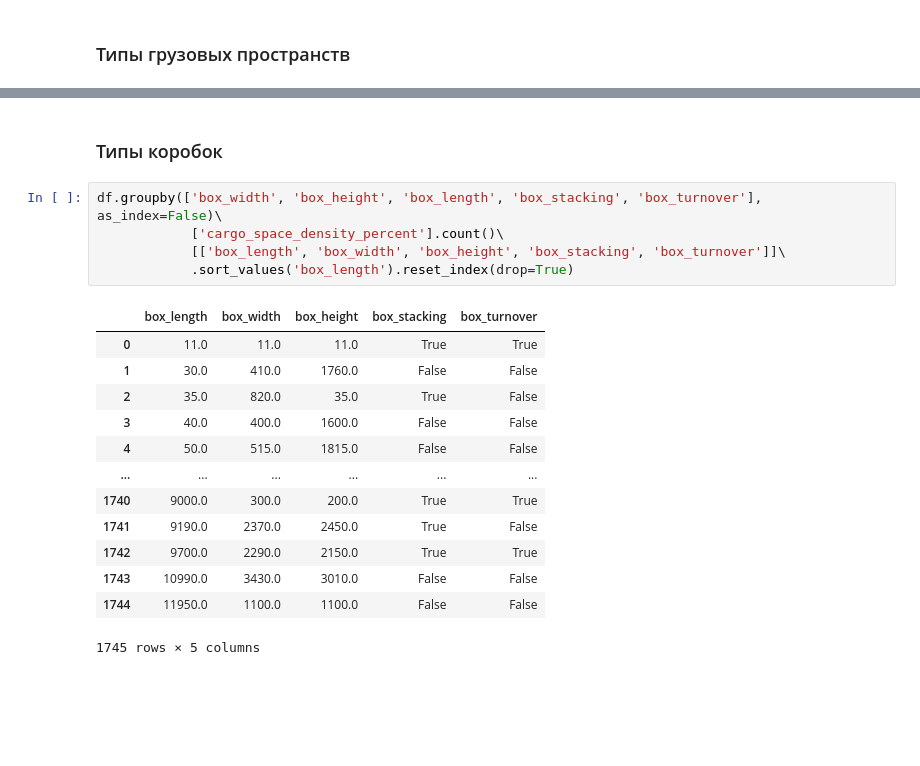
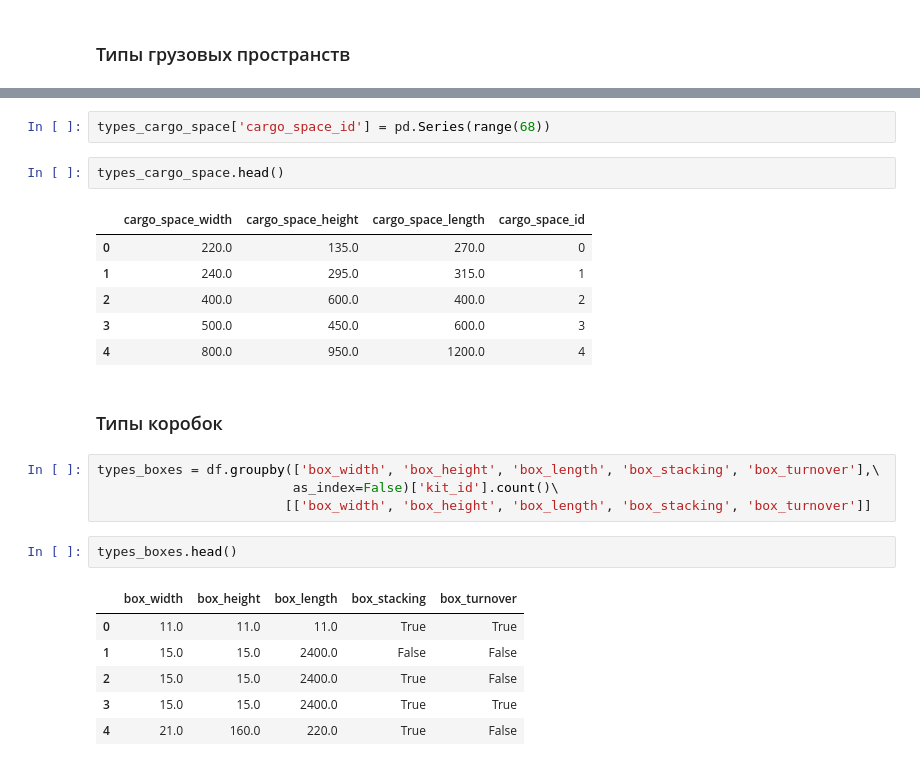
Before and after one commit to esvesv/gaprix, a Jupyter notebook: Untitled.ipynb, the cells around one changed output, grey strips where cells are left out. Drawn from its saved outputs; the diff is of its cells as text; blank space fills up the shorter version.

```diff
--- a/Untitled.ipynb
+++ b/Untitled.ipynb
@@ -120,21 +99,26 @@ df.groupby(['cargo_space_width', 'cargo_space_height', 'cargo_space_length'], as
+# %%
+types_cargo_space['cargo_space_id'] = pd.Series(range(68))
+# %%
+types_cargo_space.head()
+# %% [output]
+|  | cargo_space_width | cargo_space_height | cargo_space_length | cargo_space_id |
+| 0 | 220.0 | 135.0 | 270.0 | 0 |
+| 1 | 240.0 | 295.0 | 315.0 | 1 |
+| 2 | 400.0 | 600.0 | 400.0 | 2 |
+| 3 | 500.0 | 450.0 | 600.0 | 3 |
+| 4 | 800.0 | 950.0 | 1200.0 | 4 |
 # %% [markdown]
 ### Типы коробок
-# %%
-df.groupby(['box_width', 'box_height', 'box_length', 'box_stacking', 'box_turnover'], as_index=False)\
-            ['cargo_space_density_percent'].count()\
-            [['box_length', 'box_width', 'box_height', 'box_stacking', 'box_turnover']]\
-            .sort_values('box_length').reset_index(drop=True)
-# %% [output]
-|  | box_length | box_width | box_height | box_stacking | box_turnover |
-| 0 | 11.0 | 11.0 | 11.0 | True | True |
-| 1 | 30.0 | 410.0 | 1760.0 | False | False |
-| 2 | 35.0 | 820.0 | 35.0 | True | False |
-| 3 | 40.0 | 400.0 | 1600.0 | False | False |
-| 4 | 50.0 | 515.0 | 1815.0 | False | False |
-| ... | ... | ... | ... | ... | ... |
-| 1740 | 9000.0 | 300.0 | 200.0 | True | True |
-| 1741 | 9190.0 | 2370.0 | 2450.0 | True | False |
-| 1742 | 9700.0 | 2290.0 | 2150.0 | True | True |
-| 1743 | 10990.0 | 3430.0 | 3010.0 | False | False |
-| 1744 | 11950.0 | 1100.0 | 1100.0 | False | False |
-1745 rows × 5 columns
+# %%
+types_boxes = df.groupby(['box_width', 'box_height', 'box_length', 'box_stacking', 'box_turnover'],\
+                         as_index=False)['kit_id'].count()\
+                        [['box_width', 'box_height', 'box_length', 'box_stacking', 'box_turnover']]
+# %%
+types_boxes.head()
+# %% [output]
+|  | box_width | box_height | box_length | box_stacking | box_turnover |
+| 0 | 11.0 | 11.0 | 11.0 | True | True |
+| 1 | 15.0 | 15.0 | 2400.0 | False | False |
+| 2 | 15.0 | 15.0 | 2400.0 | True | False |
+| 3 | 15.0 | 15.0 | 2400.0 | True | True |
+| 4 | 21.0 | 160.0 | 220.0 | True | False |
```
Also changed, not shown: parts of 39 cells of this notebook, 17 other files.
